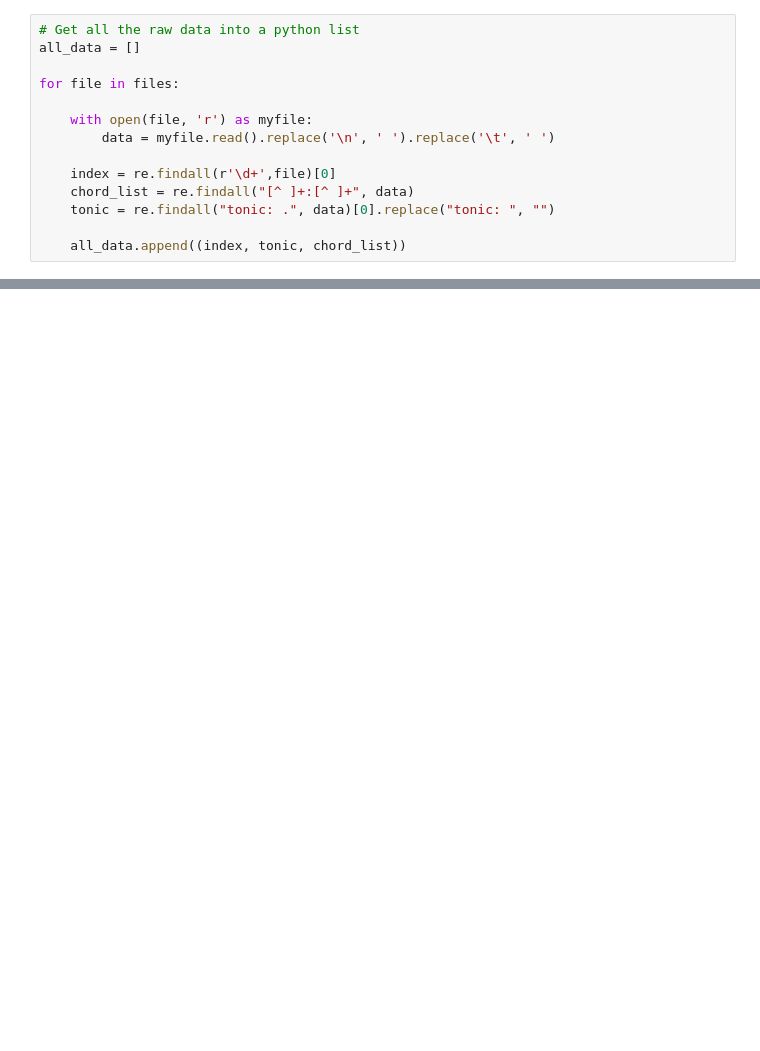
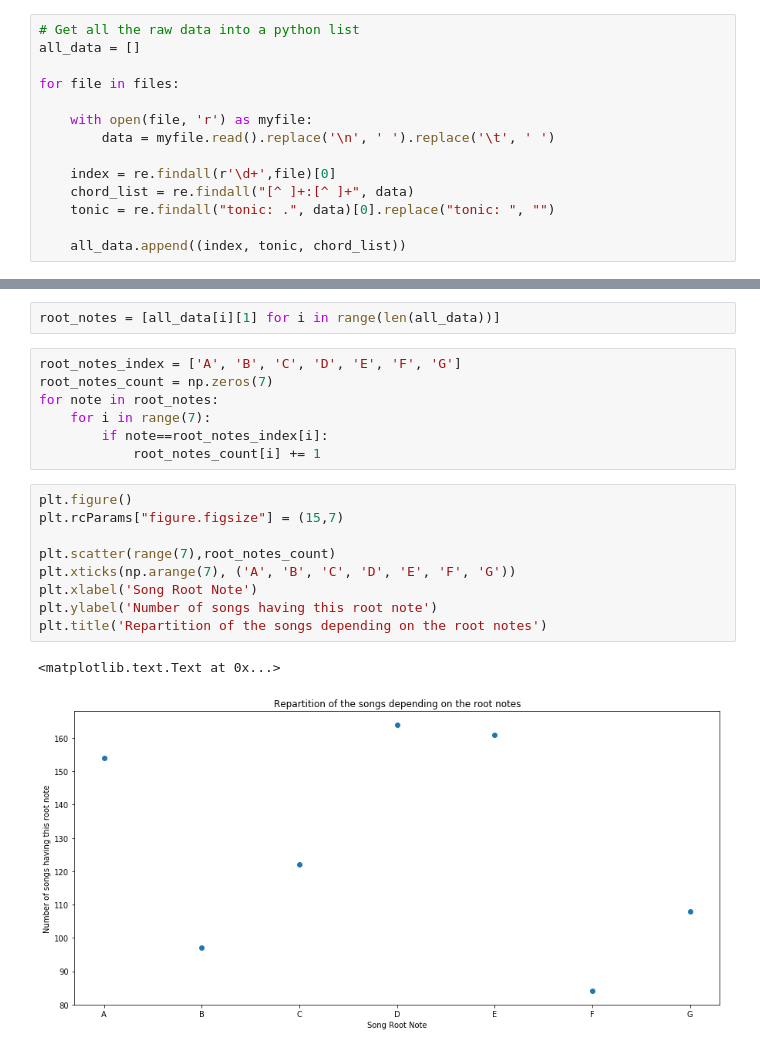
Before and after one commit to lucieperrotta/Digital-Musicology, a Jupyter notebook: preprocessing/dataset preprocessing.ipynb, the cells around one changed output, grey strips where cells are left out. Saved outputs shown, nothing was run; the diff lists cells and outputs as text; blank space fills up the shorter version.

```diff
--- a/preprocessing/dataset preprocessing.ipynb
+++ b/preprocessing/dataset preprocessing.ipynb
@@ -62,0 +48,21 @@ all_data
+# %%
+root_notes = [all_data[i][1] for i in range(len(all_data))]
+# %%
+root_notes_index = ['A', 'B', 'C', 'D', 'E', 'F', 'G']
+root_notes_count = np.zeros(7)
+for note in root_notes:
+    for i in range(7):
+        if note==root_notes_index[i]:
+            root_notes_count[i] += 1
+# %%
+plt.figure()
+plt.rcParams["figure.figsize"] = (15,7)
+
+plt.scatter(range(7),root_notes_count)
+plt.xticks(np.arange(7), ('A', 'B', 'C', 'D', 'E', 'F', 'G'))
+plt.xlabel('Song Root Note')
+plt.ylabel('Number of songs having this root note')
+plt.title('Repartition of the songs depending on the root notes')
+# %% [output]
+<matplotlib.text.Text at 0x...>
+[figure, added]
```
Also changed, not shown: parts of 12 cells of this notebook.
